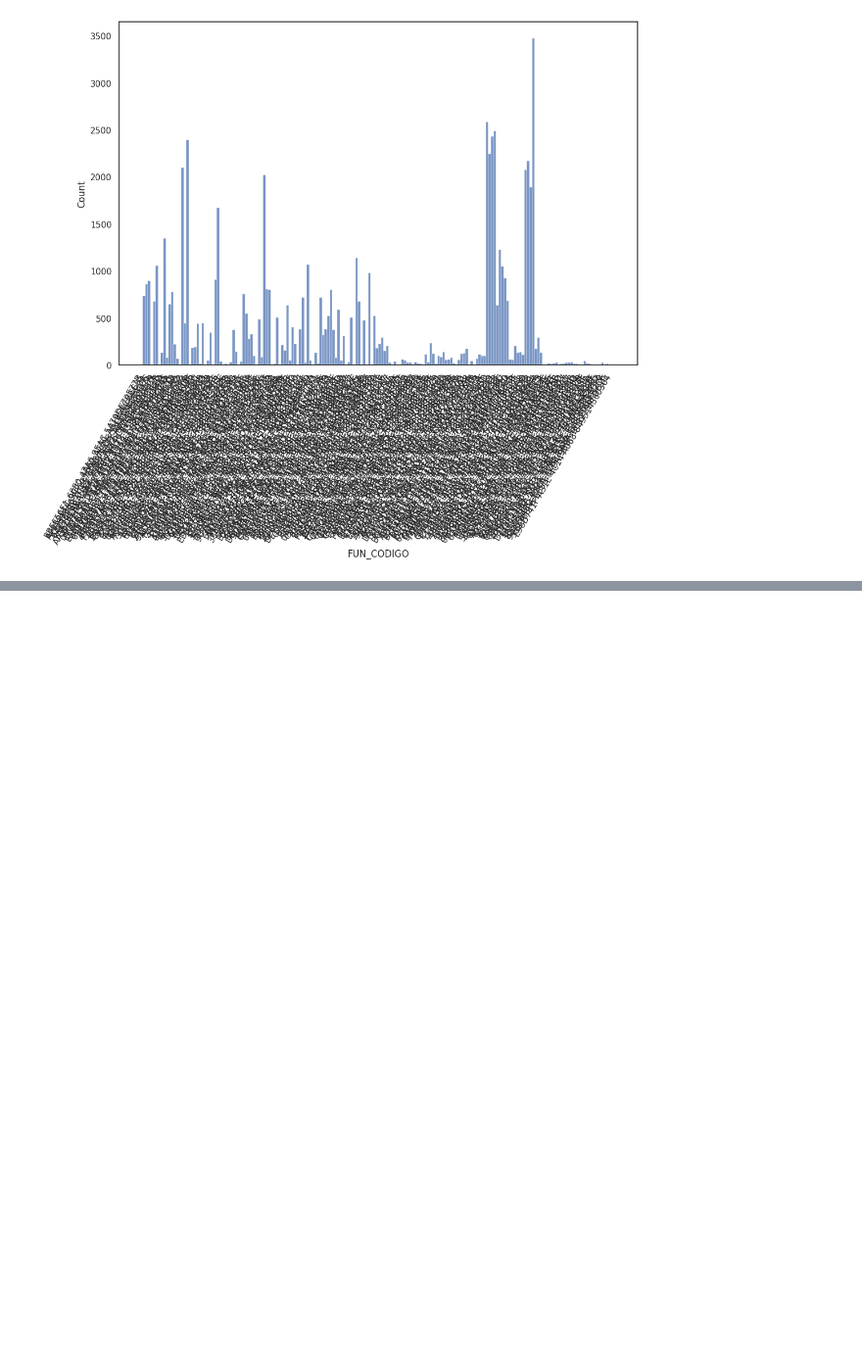
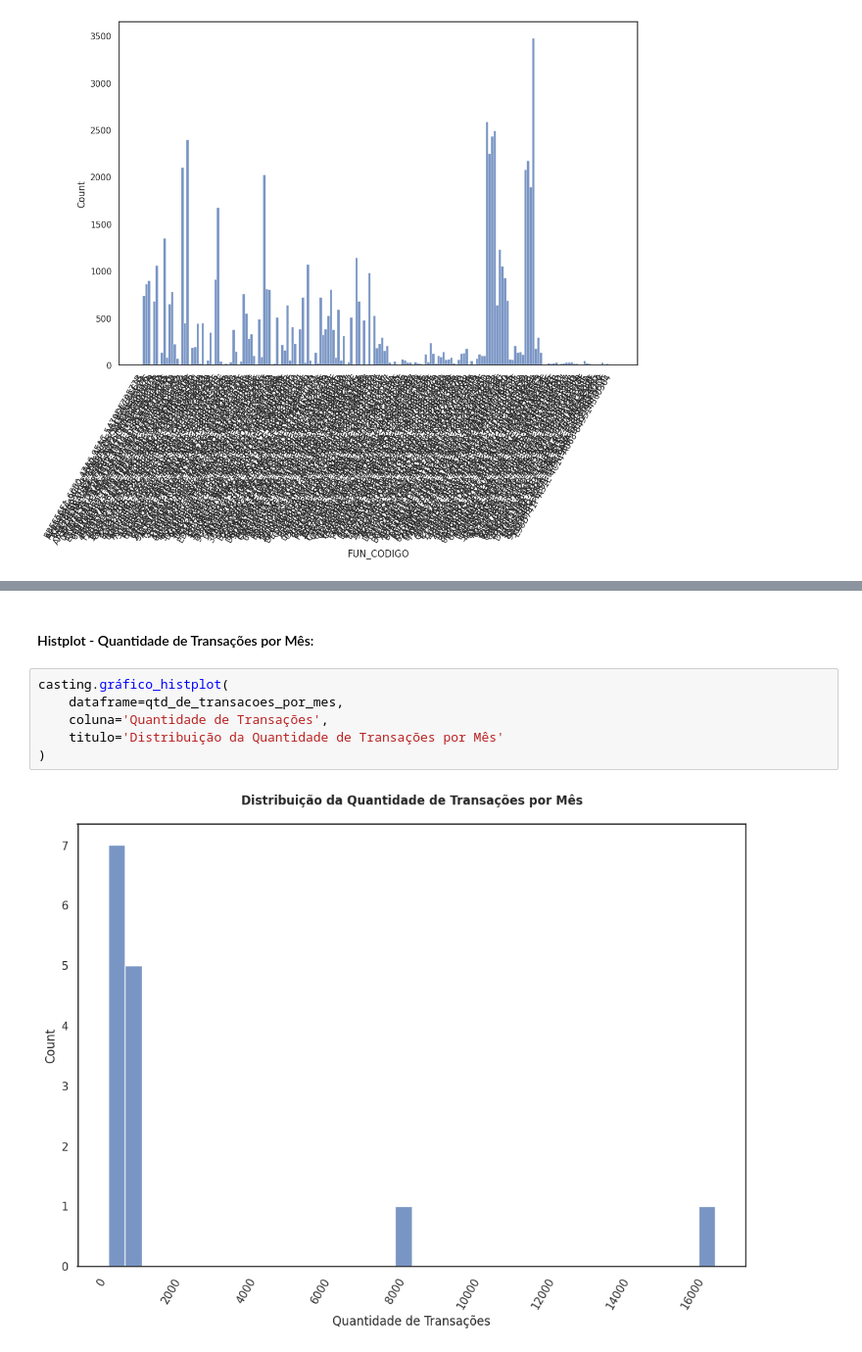
Before and after one commit to SamuelBarbosaDev/Casting, a Jupyter notebook: notebooks/data_visualization.ipynb, the cells around one changed output, grey strips where cells are left out. Shown at 98% size. Drawn from its saved outputs; the diff is of its cells as text; blank space fills up the shorter version.

```diff
--- a/notebooks/data_visualization.ipynb
+++ b/notebooks/data_visualization.ipynb
@@ -124,0 +214,10 @@ casting.gráfico_histplot(
+# %% [markdown]
+#### Histplot - Quantidade de Transações por Mês:
+# %%
+casting.gráfico_histplot(
+    dataframe=qtd_de_transacoes_por_mes,
+    coluna='Quantidade de Transações',
+    titulo='Distribuição da Quantidade de Transações por Mês'
+)
+# %% [output]
+[figure, added]
```
Also changed, not shown: parts of 35 cells of this notebook.
